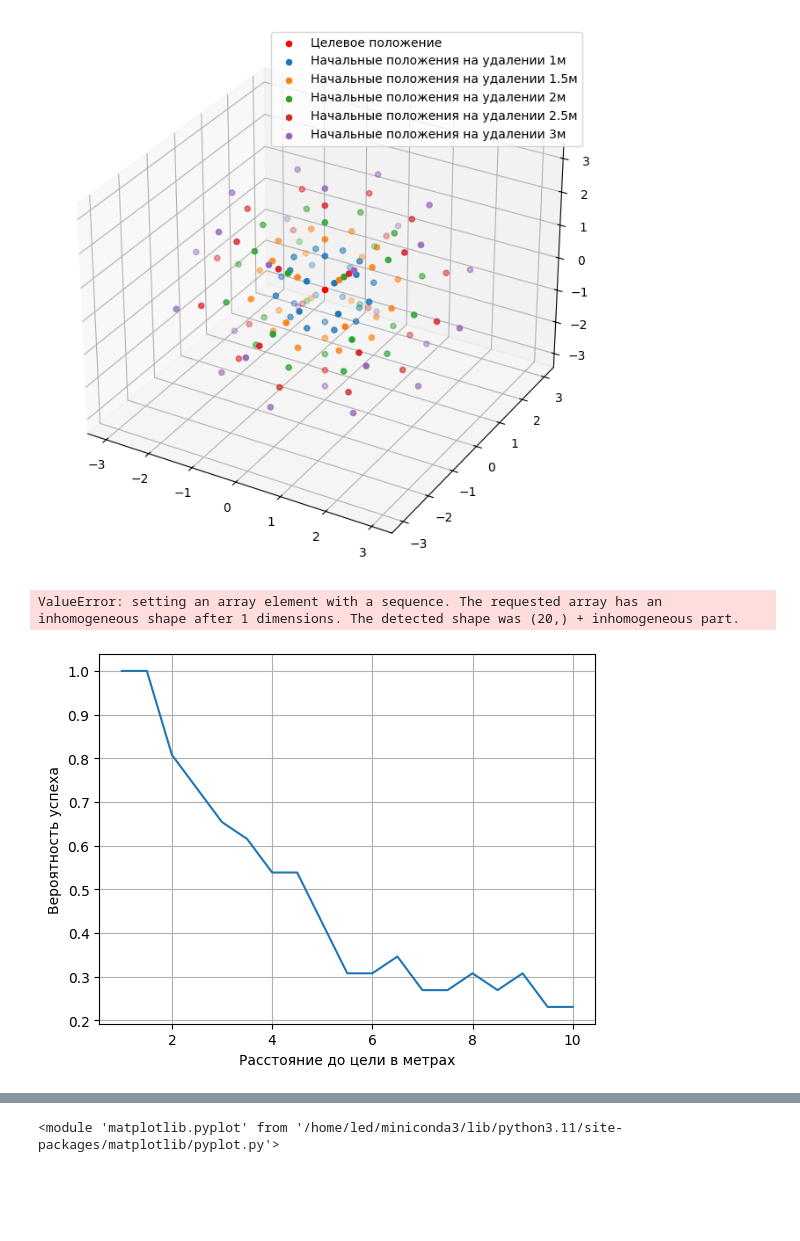
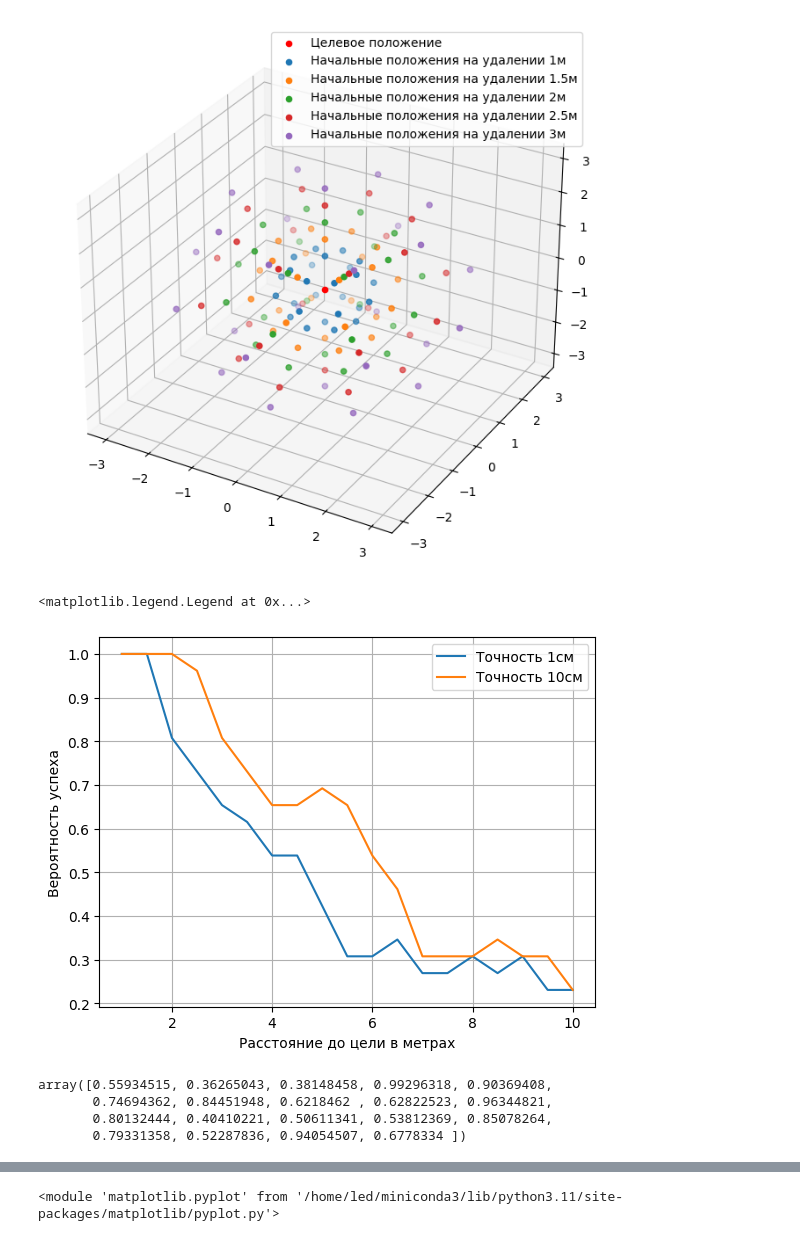
Before and after one commit to L-ED/RL_Drone, a Jupyter notebook: devel.ipynb, the cells around one changed output, grey strips where cells are left out. Cells and saved outputs as stored; diff of their text form; code cells hidden in the pictures; blank space fills up the shorter version.

```diff
--- a/devel.ipynb
+++ b/devel.ipynb
@@ -136,22 +136,33 @@ rates = np.array([[1.0, 1.0, 1.0],
     [4.5, 0.5384615384615384, 0.6538461538461539],
     [5.0, 0.4230769230769231, 0.6923076923076923],
     [5.5, 0.3076923076923077, 0.6538461538461539],
-    # [6.0, 0.3076923076923077, 0.5384615384615384],
-    # [6.5, 0.34615384615384615, 0.46153846153846156],
-    # [7.0, 0.2692307692307692, 0.3076923076923077],
-    # [7.5, 0.2692307692307692], 0.3076923076923077,
-    # [8.0, 0.3076923076923077, 0.3076923076923077],
-    # [8.5, 0.2692307692307692, 0.34615384615384615],
-    # [9.0, 0.3076923076923077, 0.3076923076923077],
-    # [9.5, 0.23076923076923078, 0.3076923076923077],
-    # [10.0, 0.23076923076923078, 0.23076923076923078]
+    [6.0, 0.3076923076923077, 0.5384615384615384],
+    [6.5, 0.34615384615384615, 0.46153846153846156],
+    [7.0, 0.2692307692307692, 0.3076923076923077],
+    [7.5, 0.2692307692307692, 0.3076923076923077],
+    [8.0, 0.3076923076923077, 0.3076923076923077],
+    [8.5, 0.2692307692307692, 0.34615384615384615],
+    [9.0, 0.3076923076923077, 0.3076923076923077],
+    [9.5, 0.23076923076923078, 0.3076923076923077],
+    [10.0, 0.23076923076923078, 0.23076923076923078]
 ])
-# %% [output]
-ValueError: setting an array element with a sequence. The requested array has an inhomogeneous shape after 1 dimensions. The detected shape was (20,) + inhomogeneous part.
 # %%
 plt.plot(rates[:, 0], rates[:, 1])
+plt.plot(rates[:, 0], rates[:, 2])
 plt.xlabel("Расстояние до цели в метрах")
 plt.ylabel("Вероятность успеха")
 plt.grid()
+plt.legend(
+    ['Точность 1см',
+    'Точность 10см']
+)
 # %% [output]
+<matplotlib.legend.Legend at 0x...>
-[figure, old version]
+[figure, new version]
+# %%
+np.random.rand(*rates[:, 1].shape)
+# %% [output]
+array([0.55934515, 0.36265043, 0.38148458, 0.99296318, 0.90369408,
+       0.74694362, 0.84451948, 0.6218462 , 0.62822523, 0.96344821,
+       0.80132444, 0.40410221, 0.50611341, 0.53812369, 0.85078264,
+       0.79331358, 0.52287836, 0.94054507, 0.6778334 ])
```
Also changed, not shown: parts of 1 cell of this notebook.
